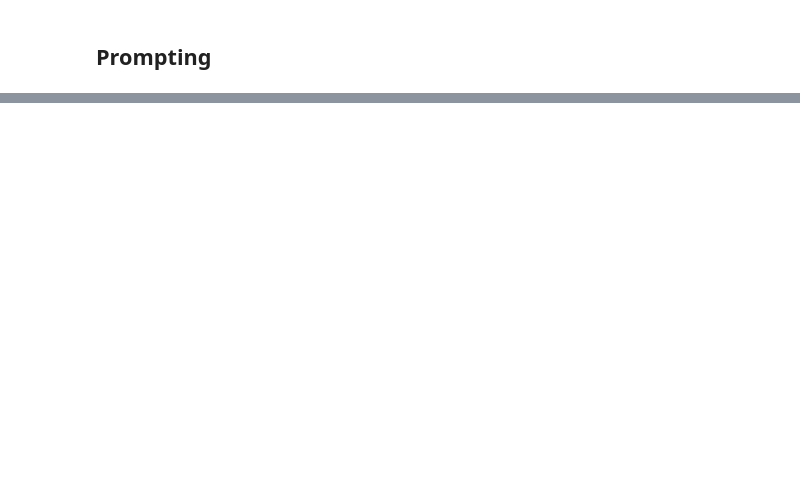
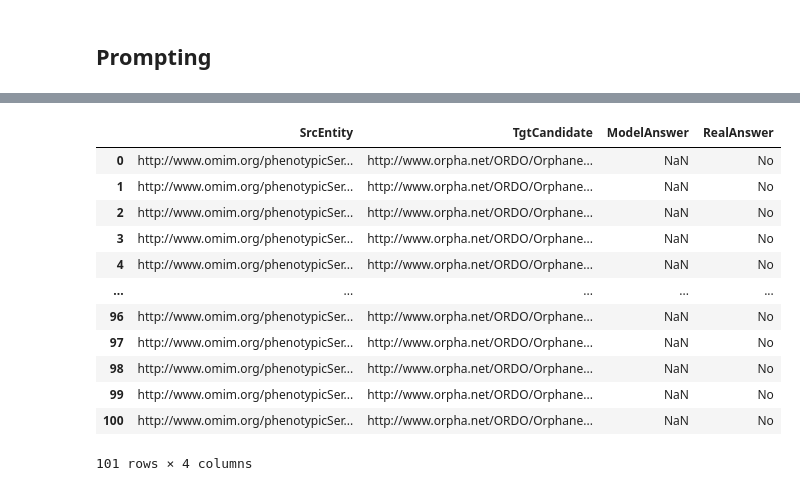
Before and after one commit to DmShums/KG-LLM, a Jupyter notebook: ontology-matching-llms.ipynb, the cells around one changed output, grey strips where cells are left out. Cells and saved outputs as stored; diff of their text form; code cells hidden in the pictures; blank space fills up the shorter version.

Commit message:
updated ontoAccess, local matching, implemented dummy candidates comparisson

```diff
--- a/ontology-matching-llms.ipynb
+++ b/ontology-matching-llms.ipynb
@@ -508,0 +450,15 @@ To disable this warning, you can either:
+# %%
+# check if the enviroment is kaggle or local
+DATASET_PATH = Path('/kaggle/input/')
+if not DATASET_PATH.exists():
+    DATASET_PATH = Path('.')
+DATASET_PATH /= 'rai-bioml-2024'
+
+src_onto_path = DATASET_PATH / 'omim-ordo/omim.owl'
+tgt_onto_path = DATASET_PATH / 'omim-ordo/ordo.owl'
+
+onto_src = OntologyAccess(src_onto_path, annotate_on_init=False)
+onto_src.loadOntology()
+onto_src.indexAnnotations()
+
+onto_tgt = OntologyAccess(tgt_onto_path, annotate_on_init=True)
@@ -774,0 +749,5 @@ test_candidates.head()
+# %%
+import pandas as pd
+test_candidates_path = DATASET_PATH / "omim-ordo/refs_equiv/test.cands.tsv"
+test_candidates = pd.read_csv(test_candidates_path, sep='\t')
+test_candidates['TgtCandidates'] = test_candidates['TgtCandidates'].str.strip("('").str.strip("')").str.split("', '")
@@ -774,0 +811,22 @@ test_candidates.head()
+# %%
+test_case = test_candidates.iloc[0]
+
+test_case_results_df = pd.DataFrame(columns=['SrcEntity', 'TgtCandidate', 'ModelAnswer', 'RealAnswer'])
+test_case_results_df['TgtCandidate'] = test_case['TgtCandidates']
+test_case_results_df['SrcEntity'] = test_case['SrcEntity']
+test_case_results_df['RealAnswer'] = test_case_results_df['TgtCandidate'].apply(lambda x: "Yes" if x == test_case['TgtEntity'] else "No")
+test_case_results_df
+# %% [output]
+|  | SrcEntity | TgtCandidate | ModelAnswer | RealAnswer |
+| 0 | http://www.omim.org/phenotypicSer... | http://www.orpha.net/ORDO/Orphane... | NaN | No |
+| 1 | http://www.omim.org/phenotypicSer... | http://www.orpha.net/ORDO/Orphane... | NaN | No |
+| 2 | http://www.omim.org/phenotypicSer... | http://www.orpha.net/ORDO/Orphane... | NaN | No |
+| 3 | http://www.omim.org/phenotypicSer... | http://www.orpha.net/ORDO/Orphane... | NaN | No |
+| 4 | http://www.omim.org/phenotypicSer... | http://www.orpha.net/ORDO/Orphane... | NaN | No |
+| ... | ... | ... | ... | ... |
+| 96 | http://www.omim.org/phenotypicSer... | http://www.orpha.net/ORDO/Orphane... | NaN | No |
+| 97 | http://www.omim.org/phenotypicSer... | http://www.orpha.net/ORDO/Orphane... | NaN | No |
+| 98 | http://www.omim.org/phenotypicSer... | http://www.orpha.net/ORDO/Orphane... | NaN | No |
+| 99 | http://www.omim.org/phenotypicSer... | http://www.orpha.net/ORDO/Orphane... | NaN | No |
+| 100 | http://www.omim.org/phenotypicSer... | http://www.orpha.net/ORDO/Orphane... | NaN | No |
+101 rows × 4 columns
```
Also changed, not shown: parts of 42 cells of this notebook.
